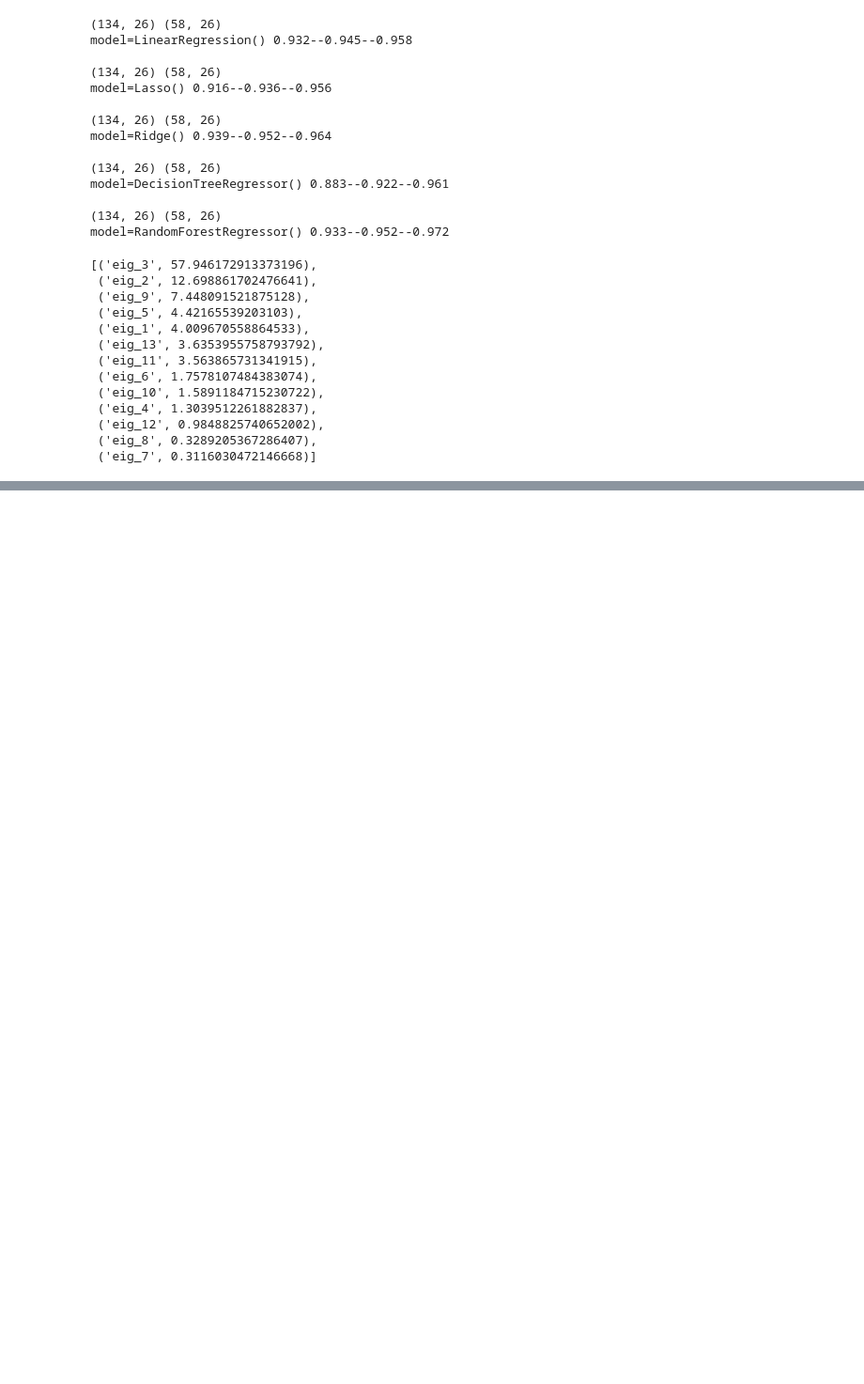
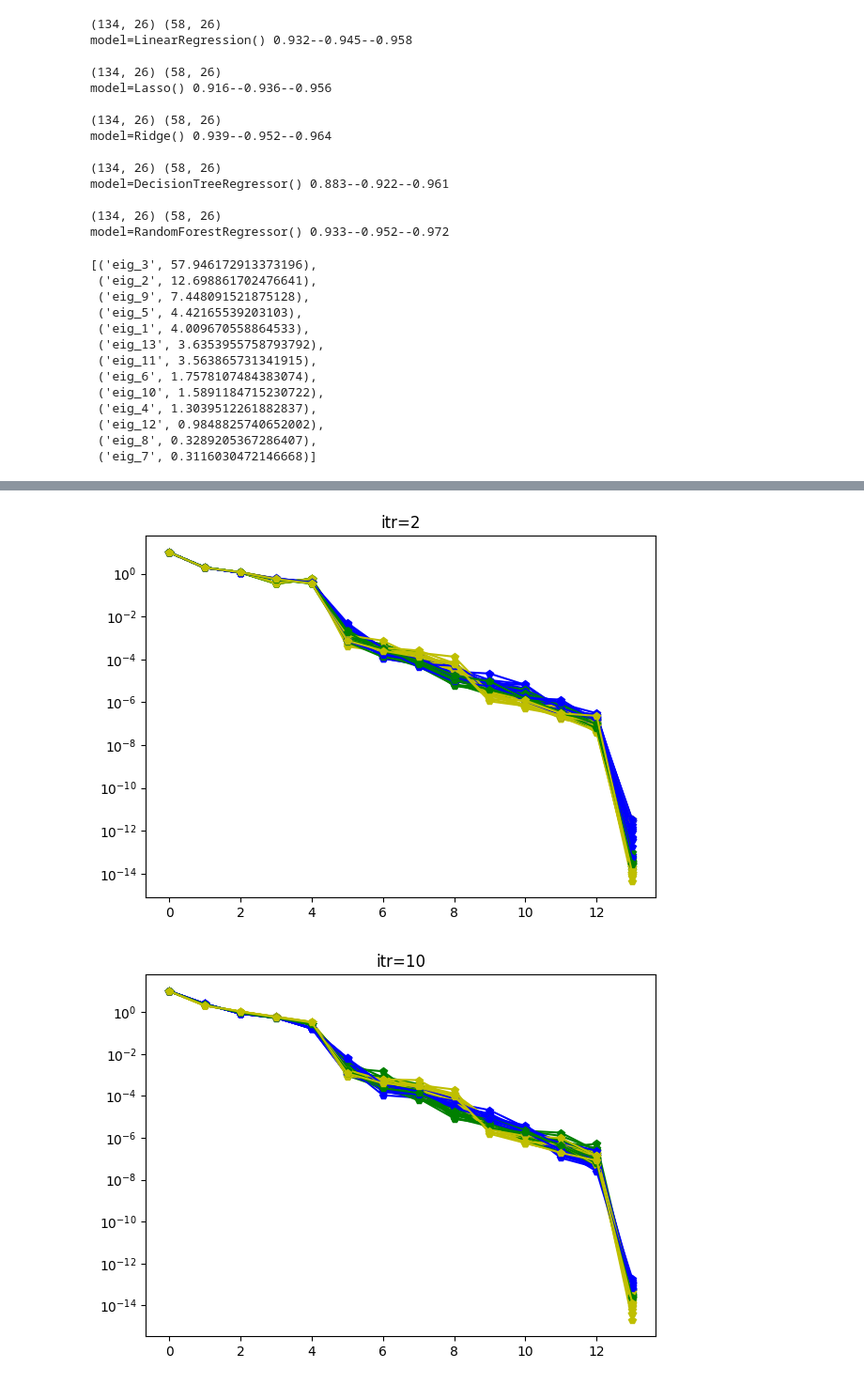
Before and after one commit to awadyn/network_exec_energy_study, a Jupyter notebook: full_logs/0x1d00_log_data/Analysis of correlation eigenvalues.ipynb, the cells around one changed output, grey strips where cells are left out. Shown at 94% size. Cells and saved outputs as stored; diff of their text form; code cells hidden in the pictures; blank space fills up the shorter version.

Commit message:
extending yesterday's analysis to higher QPS values

```diff
--- a/full_logs/0x1d00_log_data/Analysis of correlation eigenvalues.ipynb
+++ b/full_logs/0x1d00_log_data/Analysis of correlation eigenvalues.ipynb
@@ -231,0 +457,25 @@ sorted(zip(feat_col_names, 100*model.feature_importances_),
+# %%
+'''
+Experiment 3 (same as above):
+
+- There's a lot of noise in the eigenvalues across cores BUT
+there are some clear patterns of distribution in the intermediate
+and low eigenvalues
+
+- This suggests that training of some QPS values will help
+'''
+
+for itr in np.sort(df_200.itr.unique()):
+
+    key=f'0_{itr}_0x1d00_135'
+
+    plt.figure(figsize=(7,5))
+    plt.title(f'itr={itr}')
+    for i in range(16):
+        plt.plot(df_200[df_200.desc==f'{key}_200000'].iloc[i][eig_cols].tolist(), 'p-', color='b', label='200k')
+        plt.plot(df_400[df_400.desc==f'{key}_400000'].iloc[i][eig_cols].tolist(), 'p-', color='g', label='400k')
+        plt.plot(df_600[df_600.desc==f'{key}_600000'].iloc[i][eig_cols].tolist(), 'p-', color='y', label='600k')
+    plt.yscale('log')
+# %% [output]
+[figure, added]
+[figure, added]
```
Also changed, not shown: parts of 13 cells of this notebook.
